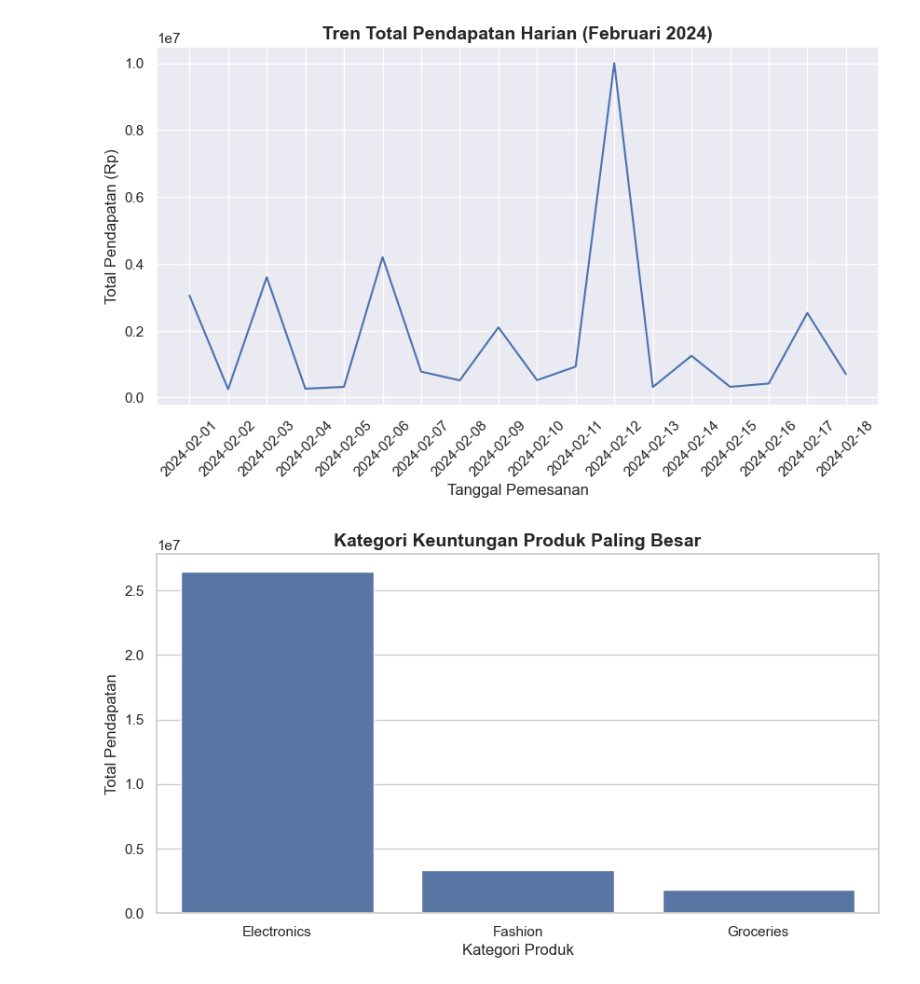
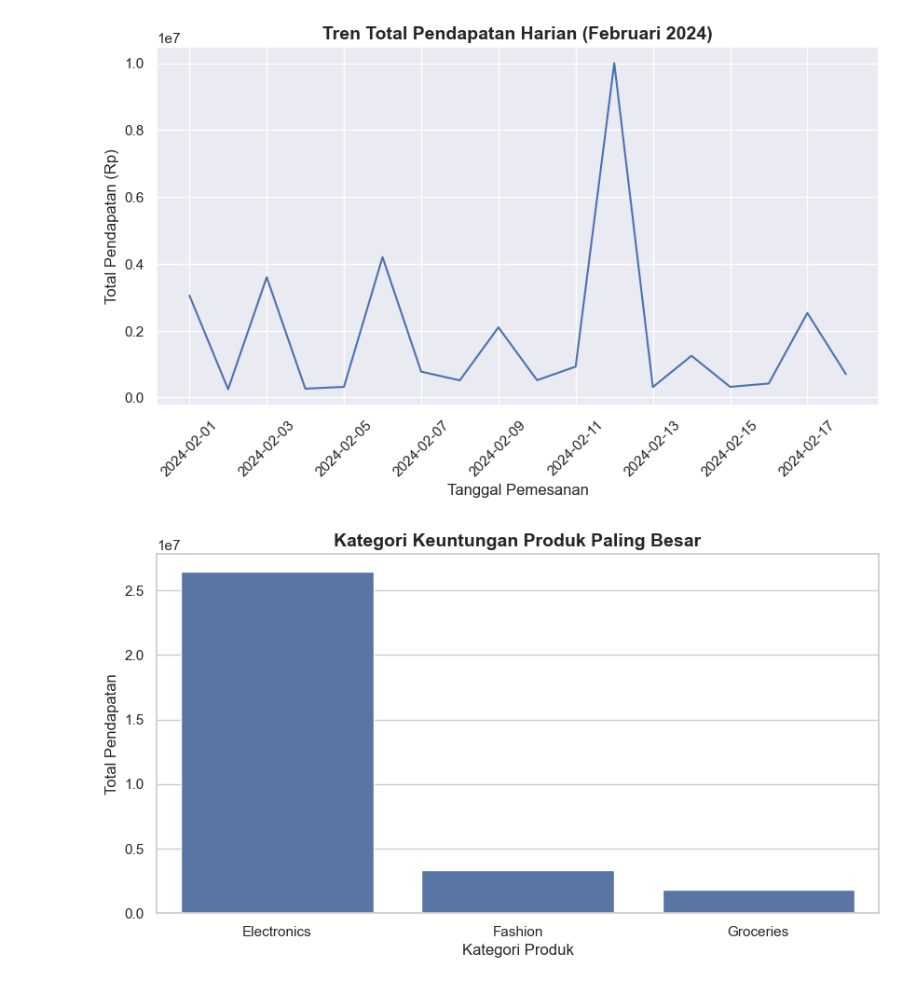
Before and after one commit to rottiiibakarr/Capstone_Project_Data_Cleaning, a Jupyter notebook: Portfolio_Ecommerce_Analytics/data_visualization.ipynb, the cells around one changed output. Drawn from its saved outputs; the diff is of its cells as text; code cells hidden in the pictures.

```diff
--- a/Portfolio_Ecommerce_Analytics/data_visualization.ipynb
+++ b/Portfolio_Ecommerce_Analytics/data_visualization.ipynb
@@ -6,32 +6,35 @@ import seaborn as sns
 df = pd.read_csv('data_clean/cleaned_ecommerce.csv')
 # %%
 # Tren Penjualan Harian
+# Mengubah tipe data teks menjadi format waktu (datetime) agar tanggal bisa diurutkan dengan benar
+df['Order_Date'] = pd.to_datetime(df['Order_Date'])
+
 # Mengelompokkan data berdasarkan Order_Date, lalu jumlahkan Final_Amount-nya
 tren_harian = df.groupby('Order_Date')['Final_Amount'].sum().reset_index()
 
 # Buat ukuran kanvas (luas = 10, tinggi = 5)
 plt.figure(figsize=(10, 5))
 
 sns.set_theme(style="darkgrid") # Menggunakan tema gelap
 
 # Membuat grafik garis
 sns.lineplot(
     data=tren_harian,
     x='Order_Date', # Horizontal
     y='Final_Amount', # Vertikal
 )
 
 plt.title('Tren Total Pendapatan Harian (Februari 2024)', fontsize=14, fontweight='bold') # Memberikan judul pada grafik
 plt.xlabel('Tanggal Pemesanan', fontsize=12) # Memberikan label pada sumbu horizontal
 plt.ylabel('Total Pendapatan (Rp)', fontsize=12) # Memberikan label pada sumbu vertikal
 
 # Miringkan tulisan tanggal di sumbu X sebesar 45 derajat agar tidak tabrakan
 plt.xticks(rotation=45)
 
 # Menampilkan grafik
 plt.show() # Menampilkan
 # %% [output]
-[figure, old version]
+[figure, new version]
 # %%
 # Kategori Produk Paling Menguntungkan
 kategori_produk_keuntungan = df.groupby('Product_Category')['Total_Sales'].sum().reset_index().sort_values(by='Total_Sales', ascending=False)
```
Also changed, not shown: parts of 1 cell of this notebook.
